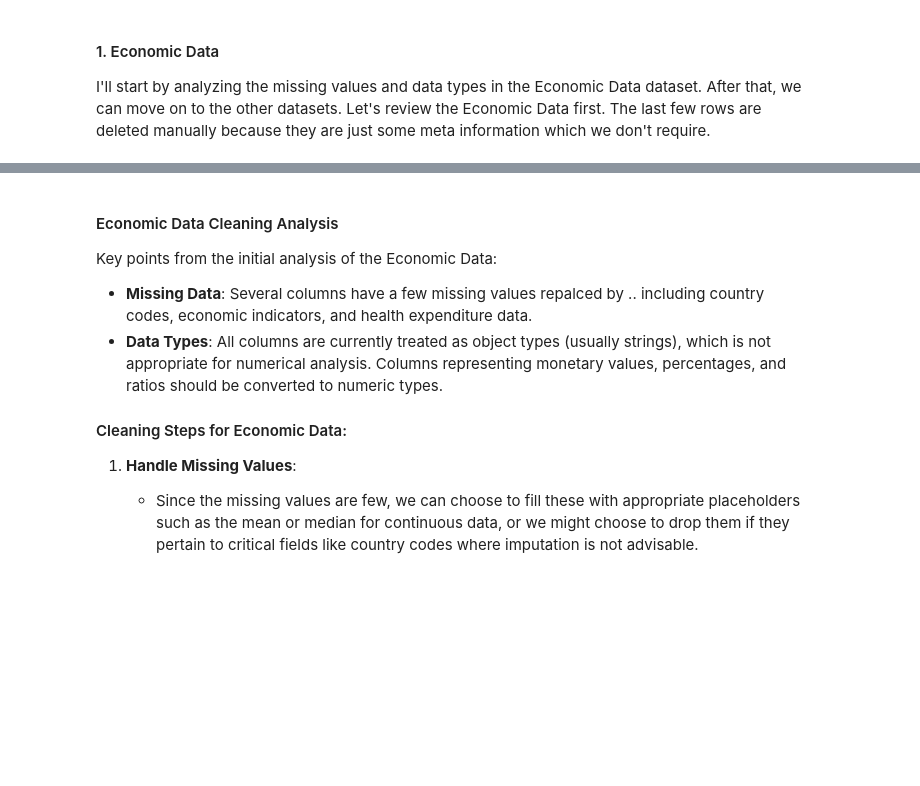
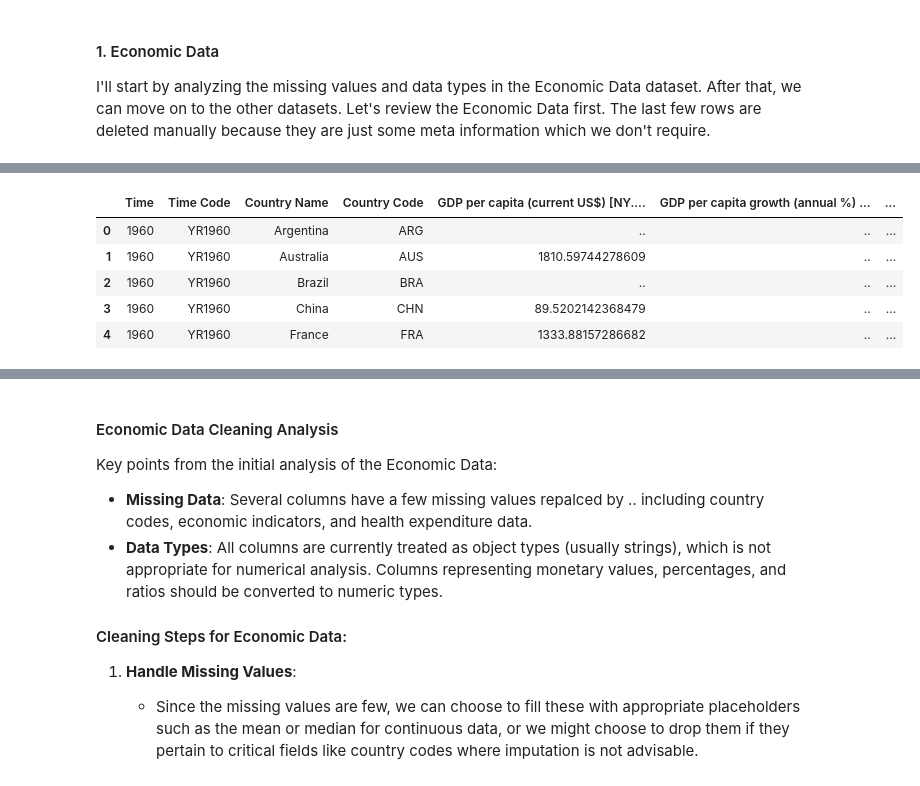
Before and after one commit to iheathers/DataWarehouse, a Jupyter notebook: Project 1/oltp.ipynb, the cells around one changed output, grey strips where cells are left out. Drawn from its saved outputs; the diff is of its cells as text; code cells hidden in the pictures; blank space fills up the shorter version.

```diff
--- a/Project 1/oltp.ipynb
+++ b/Project 1/oltp.ipynb
@@ -71,0 +29,24 @@ memory usage: 20.9+ KB
+# %%
+# # Analyzing missing values and data types in the Economic Data dataset
+# economic_data = pd.read_csv('./raw_data/economic_data_external.csv')
+# economic_data_info = economic_data.info()
+# economic_data_missing_values = economic_data.isnull().sum()
+
+# economic_data_info, economic_data_missing_values
+
+
+import pandas as pd
+
+# Load the CSV file
+file_path = './raw_data/economic_data_external.csv'
+data = pd.read_csv(file_path)
+
+# Display the first few rows and the data types of each column
+data.head()
+# %% [output]
+|  | Time | Time Code | Country Name | Country Code | GDP per capita (current US$) [NY.... | GDP per capita growth (annual %) ... | ... |
+| 0 | 1960 | YR1960 | Argentina | ARG | .. | .. | ... |
+| 1 | 1960 | YR1960 | Australia | AUS | 1810.59744278609 | .. | ... |
+| 2 | 1960 | YR1960 | Brazil | BRA | .. | .. | ... |
+| 3 | 1960 | YR1960 | China | CHN | 89.5202142368479 | .. | ... |
+| 4 | 1960 | YR1960 | France | FRA | 1333.88157286682 | .. | ... |
```
Also changed, not shown: parts of 13 cells of this notebook, 12 other files.
